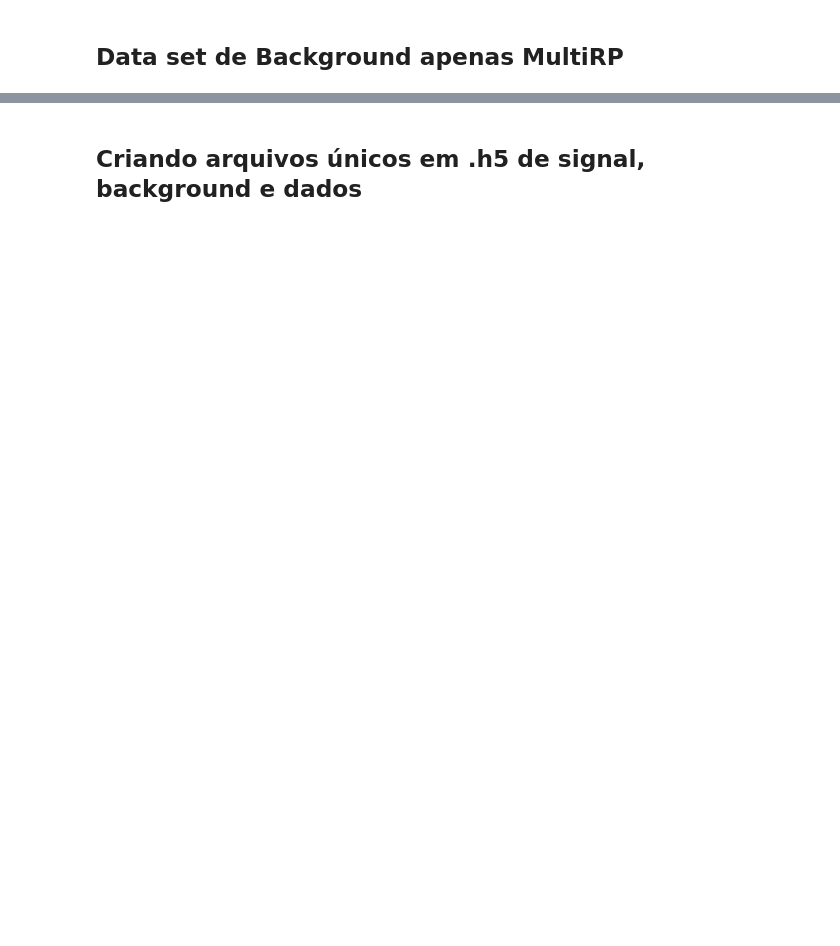
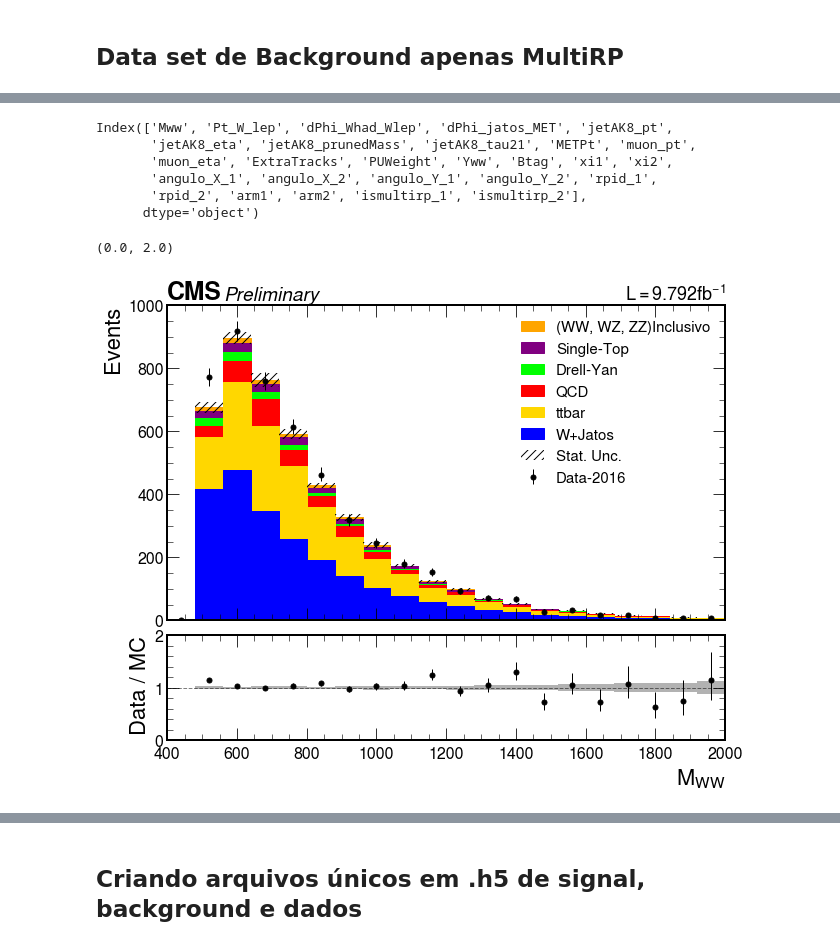
Before and after one commit to teteumac/Acoplamento-Quartico-Anomalo, a Jupyter notebook: Data_Investigation.ipynb, the cells around one changed output, grey strips where cells are left out. Saved outputs shown, nothing was run; the diff lists cells and outputs as text; code cells hidden in the pictures; blank space fills up the shorter version.

```diff
--- a/Data_Investigation.ipynb
+++ b/Data_Investigation.ipynb
@@ -942,0 +1555,9 @@ data_set_dados_multirp = pd.DataFrame( Dadinhos_reais, columns = columns_Data )
+# %%
+DataFrame_Data.columns
+# %% [output]
+Index(['Mww', 'Pt_W_lep', 'dPhi_Whad_Wlep', 'dPhi_jatos_MET', 'jetAK8_pt',
+       'jetAK8_eta', 'jetAK8_prunedMass', 'jetAK8_tau21', 'METPt', 'muon_pt',
+       'muon_eta', 'ExtraTracks', 'PUWeight', 'Yww', 'Btag', 'xi1', 'xi2',
+       'angulo_X_1', 'angulo_X_2', 'angulo_Y_1', 'angulo_Y_2', 'rpid_1',
+       'rpid_2', 'arm1', 'arm2', 'ismultirp_1', 'ismultirp_2'],
+      dtype='object')
@@ -942,0 +1678,54 @@ data_set_dados_multirp = pd.DataFrame( Dadinhos_reais, columns = columns_Data )
+# %%
+fig, (ax, rax) = plt.subplots(
+    nrows=2,
+    ncols=1,
+    figsize=(10,8),
+    gridspec_kw={"height_ratios": (3, 1)},
+    sharex=True
+)
+fig.subplots_adjust(hspace=.07)
+
+Mww = histo.sum( "MET", "jetAK8_tau21", "muon_pt", "jetAK8_pt" )
+
+hist.plot1d(
+    Mww['Data-2016'],
+    overlay="sample",
+    clear=True,
+    ax=ax,
+    error_opts=data_err_opts
+)
+
+hist.plot1d(
+    Mww[notdata],
+    overlay='sample',
+    stack=True,
+    order = ['W+Jatos', 'ttbar', 'QCD' , 'Drell-Yan', 'Single-Top', '(WW, WZ, ZZ)Inclusivo'],
+    clear=False,
+    ax=ax,
+    line_opts=False,
+    fill_opts=fill_opts,
+    error_opts=error_opts
+)
+
+
+
+ax.set_xlabel(None)
+leg = ax.legend(loc = 'best', fontsize = 15)
+ax.set_ylim(0,1000)
+ax = hep.cms.label(llabel="Preliminary", rlabel = r"$L = 9.792 fb^{-1}$", ax = ax, fontsize = 19)
+
+hist.plotratio(
+    num=Mww['Data-2016'].sum("sample"),
+    denom=Mww[notdata].sum("sample"),
+    ax=rax,
+    error_opts=data_err_opts,
+    denom_fill_opts={},
+    guide_opts={},
+    unc='num'
+)
+rax.set_ylabel('Data / MC')
+rax.set_ylim(-0,2)
+#ax.style.use(hep.style.ROOT)
+# %% [output]
+(0.0, 2.0)
+[figure, added]
```
Also changed, not shown: parts of 121 cells of this notebook.
